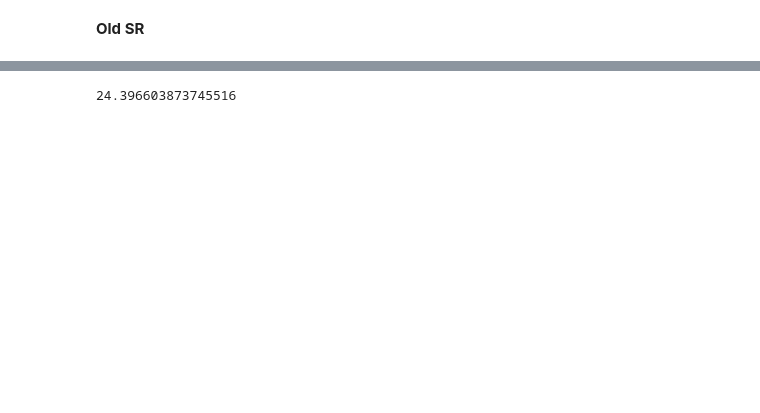
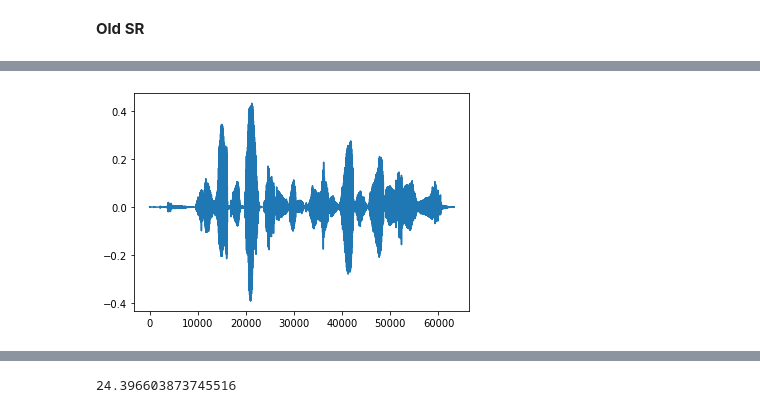
Before and after one commit to haiciyang/SANAC, a Jupyter notebook: src/Listenning_test_0610.ipynb, the cells around one changed output, grey strips where cells are left out. Saved outputs shown, nothing was run; the diff lists cells and outputs as text; code cells hidden in the pictures; blank space fills up the shorter version.

```diff
--- a/src/Listenning_test_0610.ipynb
+++ b/src/Listenning_test_0610.ipynb
@@ -286,0 +280,5 @@ ipd.Audio(rx1/max(abs(rx1)), rate = 16000)
+# %%
+plt.plot(c)
+plt.show()
+# %% [output]
+[figure, added]
```
Also changed, not shown: parts of 9 cells of this notebook, 2 other files.
